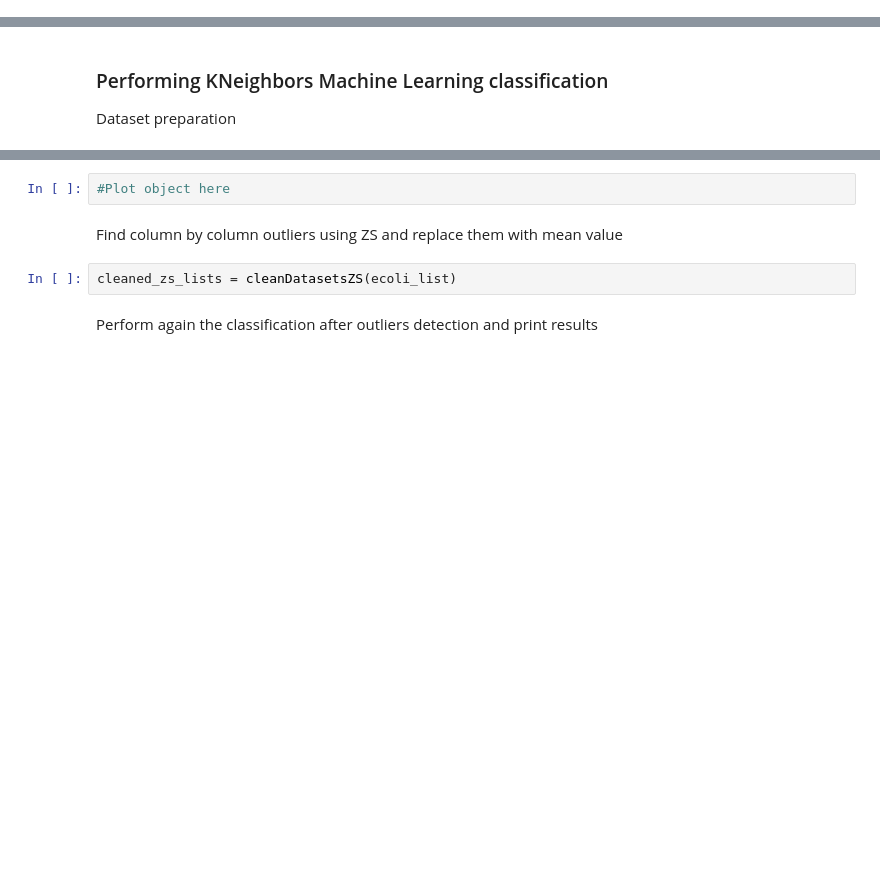
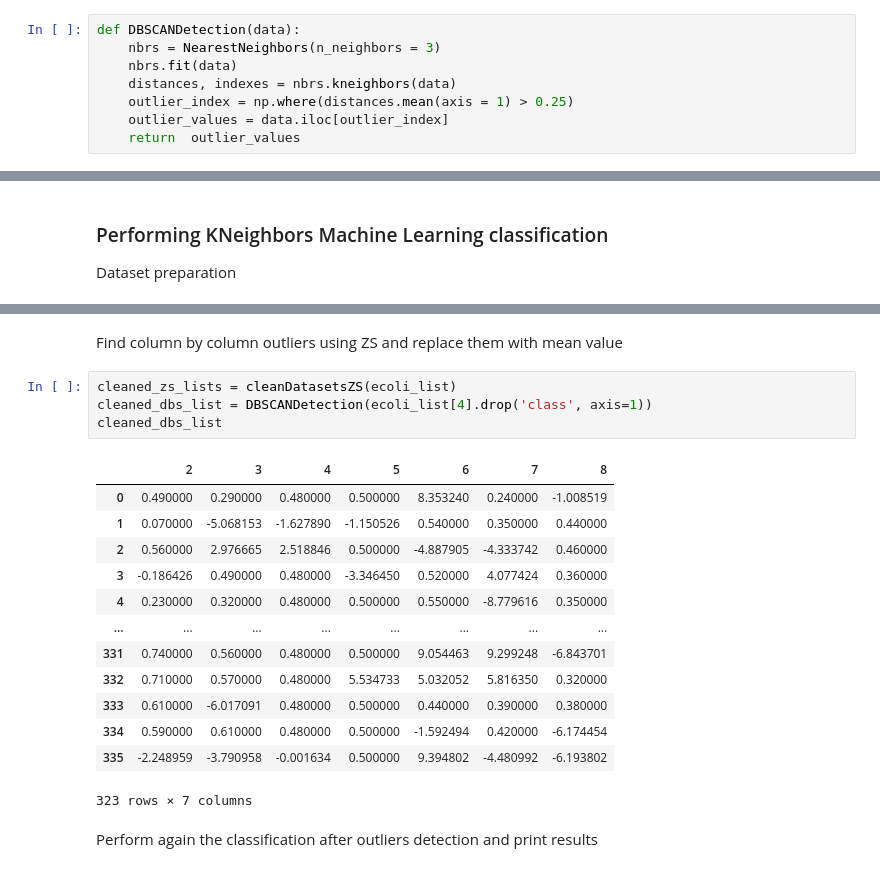
Before and after one commit to matteovisotto/DQ-SangiVisotto, a Jupyter notebook: DQ-Ecoli.ipynb, the cells around one changed output, grey strips where cells are left out. Saved outputs shown, nothing was run; the diff lists cells and outputs as text; blank space fills up the shorter version.

```diff
--- a/DQ-Ecoli.ipynb
+++ b/DQ-Ecoli.ipynb
@@ -73,6 +74,14 @@ def ZS(data, threshold):
         else:
             cleaned.append(i)
     return cleaned
+# %%
+def DBSCANDetection(data):
+    nbrs = NearestNeighbors(n_neighbors = 3)
+    nbrs.fit(data)
+    distances, indexes = nbrs.kneighbors(data)
+    outlier_index = np.where(distances.mean(axis = 1) > 0.25)
+    outlier_values = data.iloc[outlier_index]
+    return  outlier_values
 # %% [markdown]
 ## Pipeline implementation
 # %% [markdown]
@@ -178,9 +189,23 @@ Dataset dirty at:  50 %
-# %%
-#Plot object here
 # %% [markdown]
 Find column by column outliers using ZS and replace them with mean value
-# %%
-cleaned_zs_lists = cleanDatasetsZS(ecoli_list)
+# %%
+cleaned_zs_lists = cleanDatasetsZS(ecoli_list)
+cleaned_dbs_list = DBSCANDetection(ecoli_list[4].drop('class', axis=1))
+cleaned_dbs_list
+# %% [output]
+|  | 2 | 3 | 4 | 5 | 6 | 7 | 8 |
+| 0 | 0.490000 | 0.290000 | 0.480000 | 0.500000 | 8.353240 | 0.240000 | -1.008519 |
+| 1 | 0.070000 | -5.068153 | -1.627890 | -1.150526 | 0.540000 | 0.350000 | 0.440000 |
+| 2 | 0.560000 | 2.976665 | 2.518846 | 0.500000 | -4.887905 | -4.333742 | 0.460000 |
+| 3 | -0.186426 | 0.490000 | 0.480000 | -3.346450 | 0.520000 | 4.077424 | 0.360000 |
+| 4 | 0.230000 | 0.320000 | 0.480000 | 0.500000 | 0.550000 | -8.779616 | 0.350000 |
+| ... | ... | ... | ... | ... | ... | ... | ... |
+| 331 | 0.740000 | 0.560000 | 0.480000 | 0.500000 | 9.054463 | 9.299248 | -6.843701 |
+| 332 | 0.710000 | 0.570000 | 0.480000 | 5.534733 | 5.032052 | 5.816350 | 0.320000 |
+| 333 | 0.610000 | -6.017091 | 0.480000 | 0.500000 | 0.440000 | 0.390000 | 0.380000 |
+| 334 | 0.590000 | 0.610000 | 0.480000 | 0.500000 | -1.592494 | 0.420000 | -6.174454 |
+| 335 | -2.248959 | -3.790958 | -0.001634 | 0.500000 | 9.394802 | -4.480992 | -6.193802 |
+323 rows × 7 columns
 # %% [markdown]
 Perform again the classification after outliers detection and print results
 # %%
```
Also changed, not shown: parts of 11 cells of this notebook.
